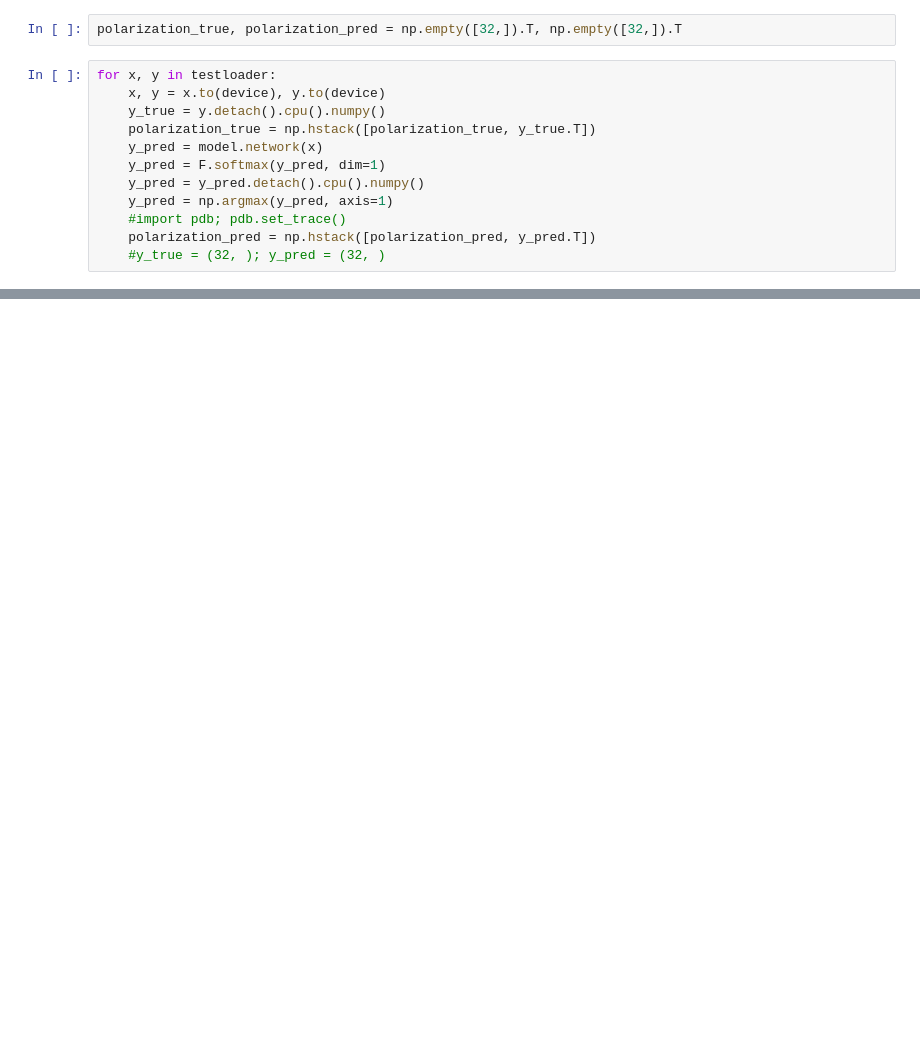
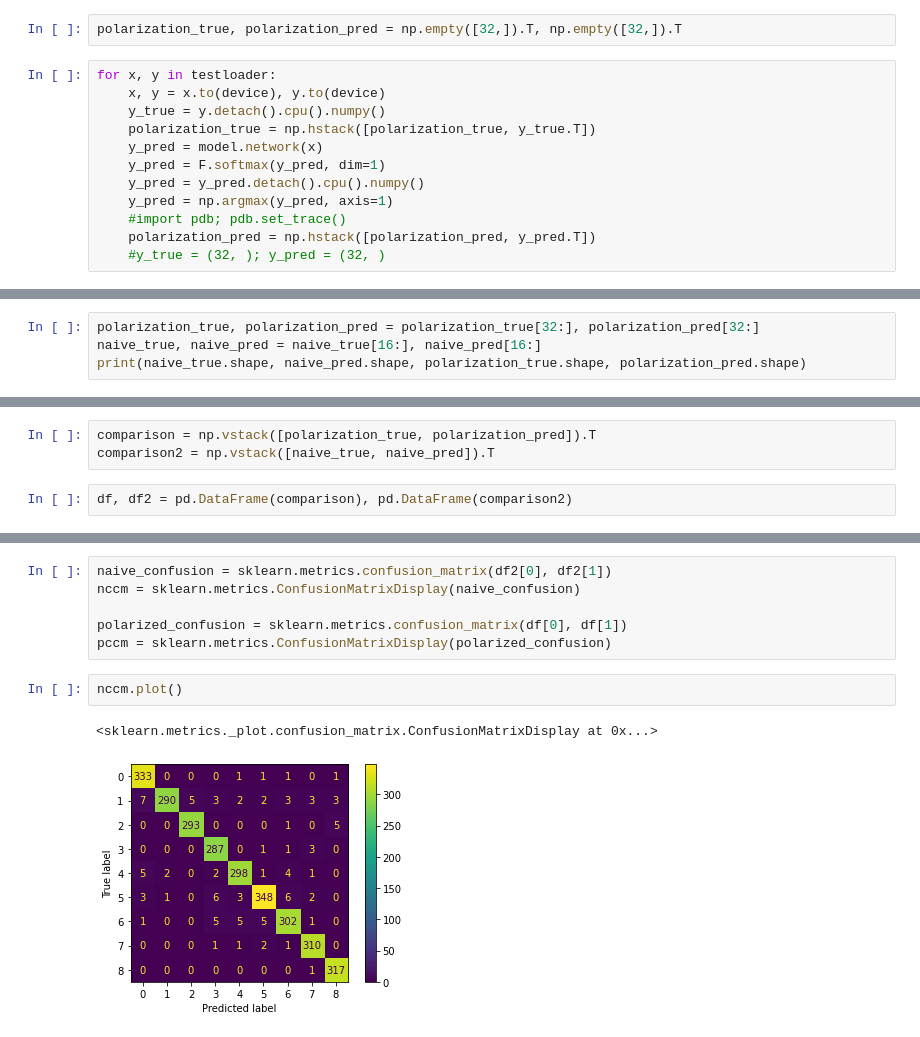
Before and after one commit to apple-soda/lstm-nfkb-dynamics, a Jupyter notebook: notebooks/report.ipynb, the cells around one changed output, grey strips where cells are left out. Drawn from its saved outputs; the diff is of its cells as text; blank space fills up the shorter version.

```diff
--- a/notebooks/report.ipynb
+++ b/notebooks/report.ipynb
@@ -97,0 +89,4 @@ print(f' Accuracy: {sum(df[0] == df[1])/17412}')
+# %%
+polarization_true, polarization_pred = polarization_true[32:], polarization_pred[32:]
+naive_true, naive_pred = naive_true[16:], naive_pred[16:]
+print(naive_true.shape, naive_pred.shape, polarization_true.shape, polarization_pred.shape)
@@ -97,0 +95,5 @@ print(f' Accuracy: {sum(df[0] == df[1])/17412}')
+# %%
+comparison = np.vstack([polarization_true, polarization_pred]).T
+comparison2 = np.vstack([naive_true, naive_pred]).T
+# %%
+df, df2 = pd.DataFrame(comparison), pd.DataFrame(comparison2)
@@ -97,0 +180,11 @@ print(f' Accuracy: {sum(df[0] == df[1])/17412}')
+# %%
+naive_confusion = sklearn.metrics.confusion_matrix(df2[0], df2[1])
+nccm = sklearn.metrics.ConfusionMatrixDisplay(naive_confusion)
+
+polarized_confusion = sklearn.metrics.confusion_matrix(df[0], df[1])
+pccm = sklearn.metrics.ConfusionMatrixDisplay(polarized_confusion)
+# %%
+nccm.plot()
+# %% [output]
+<sklearn.metrics._plot.confusion_matrix.ConfusionMatrixDisplay at 0x...>
+[figure, added]
```
Also changed, not shown: parts of 23 cells of this notebook, 2 other files.
